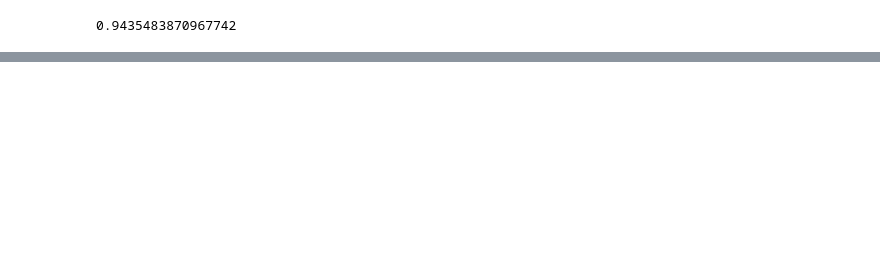
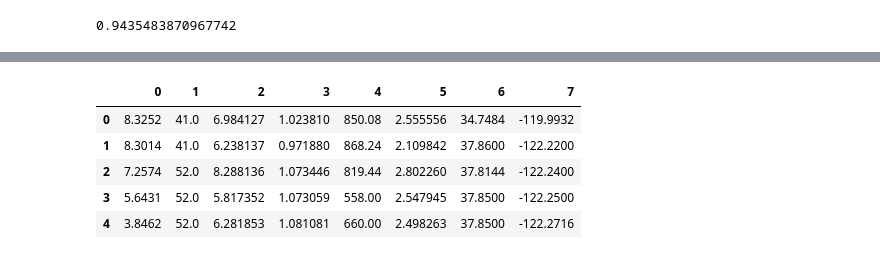
Before and after one commit to Ripple3547/caicai-sklearn, a Jupyter notebook: codes/2.ipynb, the cells around one changed output, grey strips where cells are left out. Saved outputs shown, nothing was run; the diff lists cells and outputs as text; code cells hidden in the pictures; blank space fills up the shorter version.

```diff
--- a/codes/2.ipynb
+++ b/codes/2.ipynb
@@ -120,0 +409,4 @@ rfc_1.oob_score_
+# %%
+# 按照这个优先级进行缺失值填补
+sorted_index = np.argsort(X_missing.isnull().sum()).values
+sorted_index
@@ -120,0 +415,3 @@ rfc_1.oob_score_
+# %%
+X_missing_reg = X_missing.copy()
+X_missing_reg.info()
@@ -120,0 +434,35 @@ rfc_1.oob_score_
+# %%
+print(X_missing_reg.shape)
+for i in sorted_index:
+    print(i)
+    # 每个i是需要填充缺失值的列
+
+    # 需要取出非填充列和标签列组成特征矩阵
+    # 填充列作为 Y
+
+    # 需要填充的列
+    fillc = X_missing_reg.iloc[:, i]
+    print(fillc.info())
+
+    # 构造新的特征矩阵
+    df = pd.concat([pd.DataFrame(X_missing_reg.iloc[:, X_missing_reg.columns != i]), pd.DataFrame(Y_missing)], axis=1)
+
+    # 特征矩阵中的缺失值用0填充
+    df = SimpleImputer(missing_values=np.nan, strategy="constant", fill_value=0).fit_transform(df)
+
+    # 构造训练和测试集
+    Ytrain = fillc[fillc.notnull()]
+    Ytest = fillc[fillc.isnull()]
+
+    Xtrain = df[fillc.notnull()]
+    Xtest = df[fillc.isnull()]
+    print(Xtrain.shape, Xtest.shape)
+
+    rfc = RandomForestRegressor(n_estimators=25, random_state=42)
+    rfc.fit(Xtrain, Ytrain)
+    Ypredict = rfc.predict(Xtest)
+
+    X_missing_reg.iloc[X_missing_reg.iloc[:,i].isnull(), i] = Ypredict
+
+
+X_missing_reg.isnull().sum()
@@ -120,0 +514,9 @@ rfc_1.oob_score_
+# %%
+X_missing_reg.head()
+# %% [output]
+|  | 0 | 1 | 2 | 3 | 4 | 5 | 6 | 7 |
+| 0 | 8.3252 | 41.0 | 6.984127 | 1.023810 | 850.08 | 2.555556 | 34.7484 | -119.9932 |
+| 1 | 8.3014 | 41.0 | 6.238137 | 0.971880 | 868.24 | 2.109842 | 37.8600 | -122.2200 |
+| 2 | 7.2574 | 52.0 | 8.288136 | 1.073446 | 819.44 | 2.802260 | 37.8144 | -122.2400 |
+| 3 | 5.6431 | 52.0 | 5.817352 | 1.073059 | 558.00 | 2.547945 | 37.8500 | -122.2500 |
+| 4 | 3.8462 | 52.0 | 6.281853 | 1.081081 | 660.00 | 2.498263 | 37.8500 | -122.2716 |
```
Also changed, not shown: parts of 30 cells of this notebook, 5 other files.
